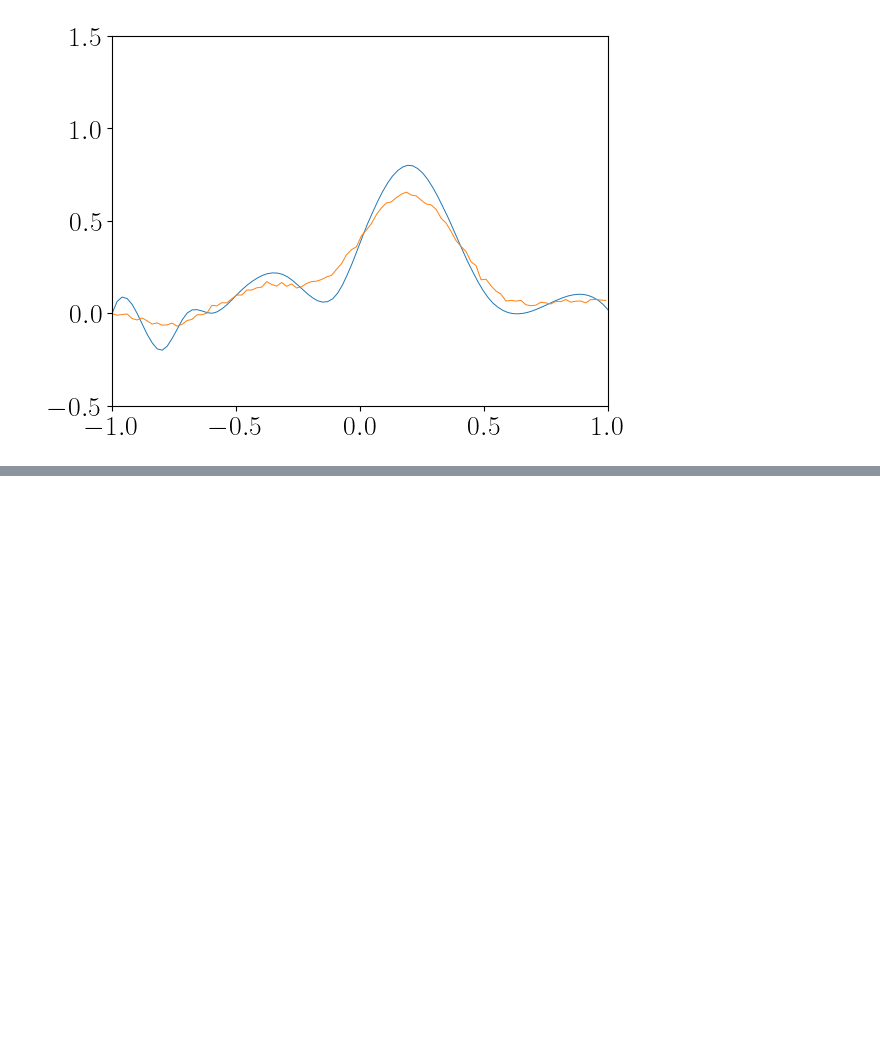
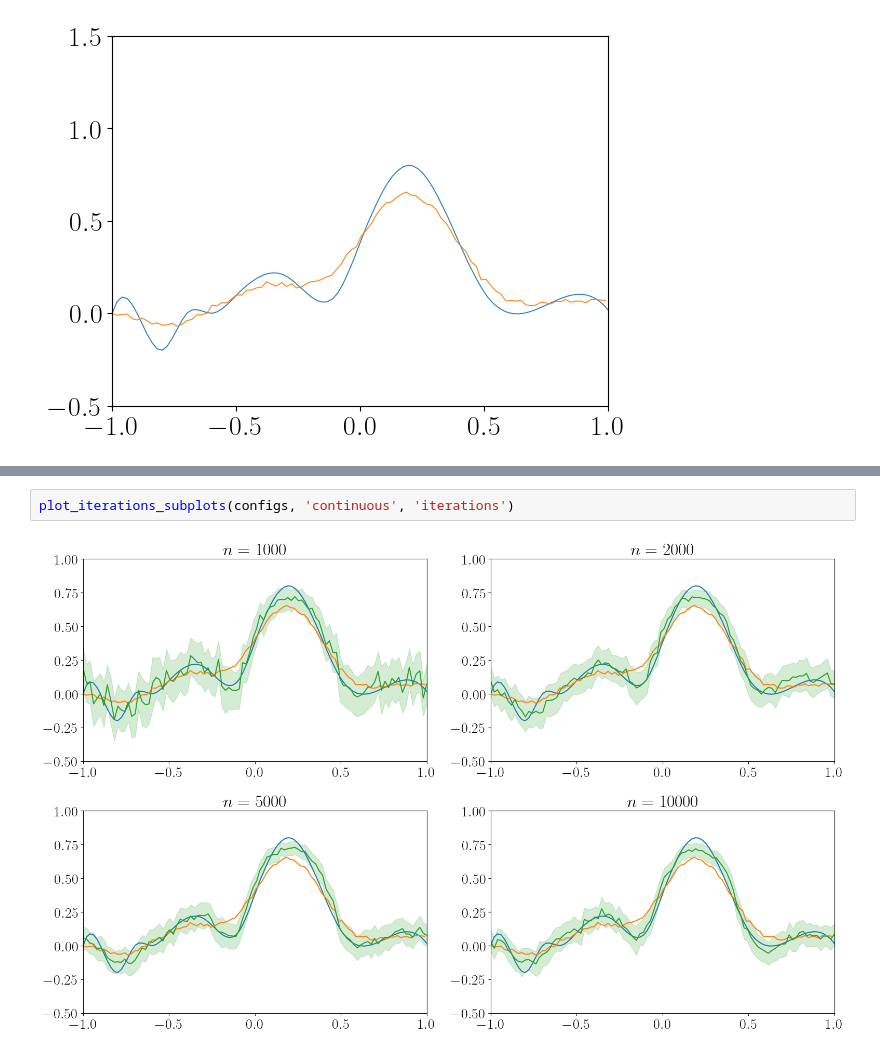
Before and after one commit to akseliekseli/Bayesian-Neural-Networks-with-Stochastic-Variational-Inference-in-Inverse-Problems, a Jupyter notebook: codes/create_images_from_results.ipynb, the cells around one changed output, grey strips where cells are left out. Cells and saved outputs as stored; diff of their text form; blank space fills up the shorter version.

```diff
--- a/codes/create_images_from_results.ipynb
+++ b/codes/create_images_from_results.ipynb
@@ -146,0 +186,4 @@ plot_sigma_subplots(configs, 'discrete','sigma')
+# %%
+plot_iterations_subplots(configs, 'continuous', 'iterations')
+# %% [output]
+[figure, added]
```
Also changed, not shown: parts of 7 cells of this notebook, 1 other file.
